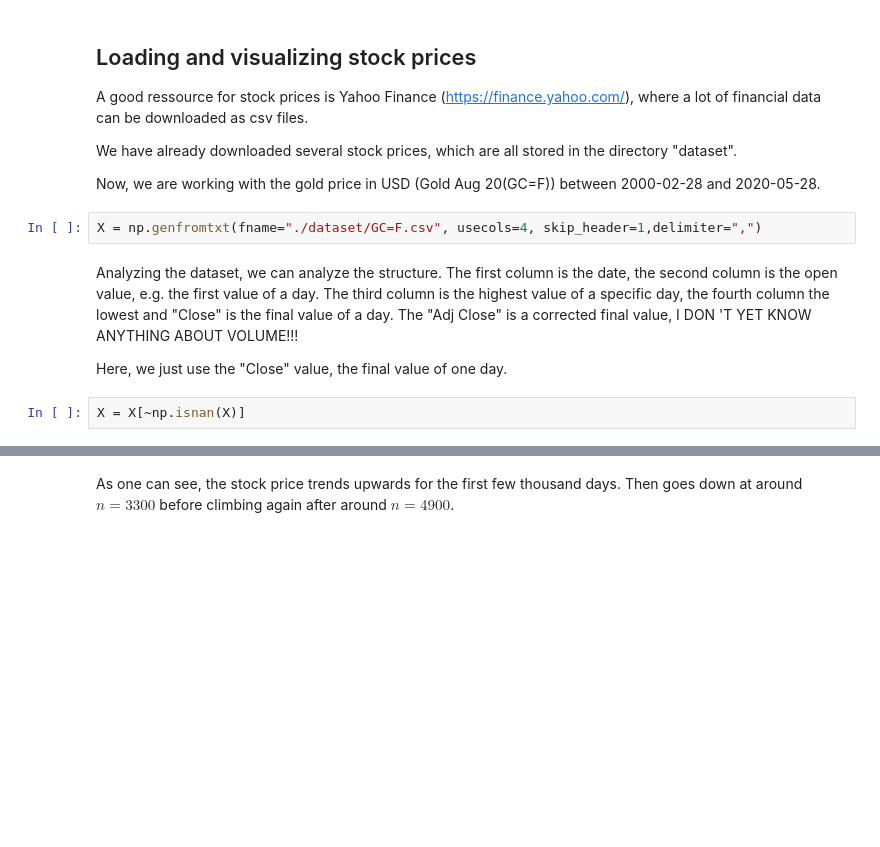
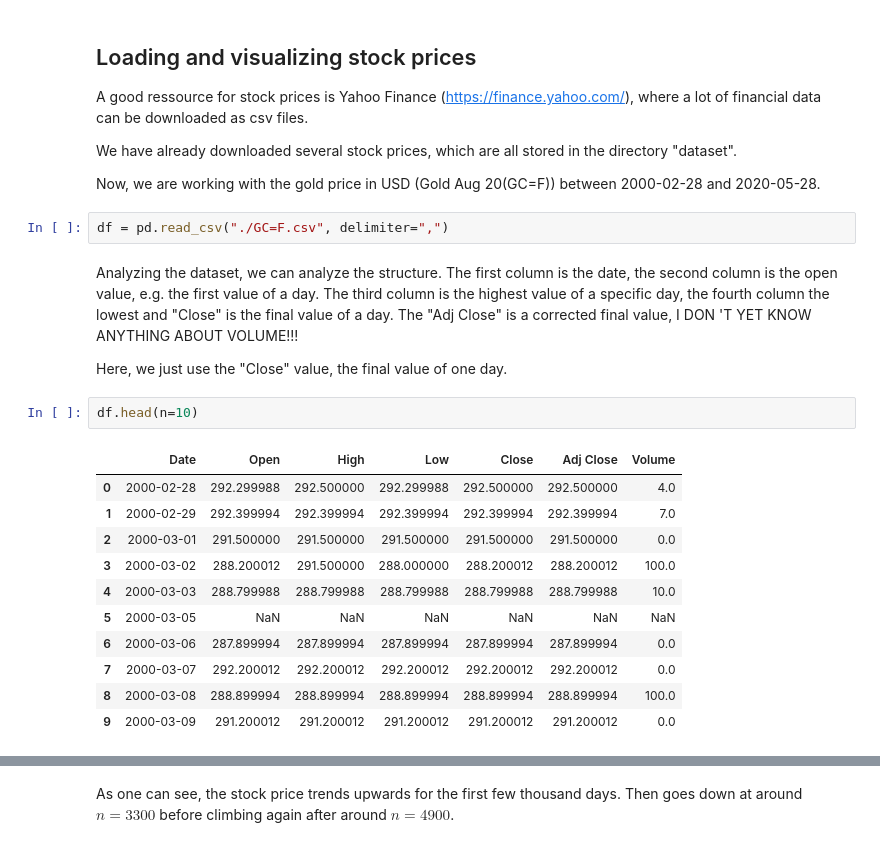
Before and after one commit to PlasmaControl/PyRCN, a Jupyter notebook: examples/stock-price-prediction.ipynb, the cells around one changed output, grey strips where cells are left out. Drawn from its saved outputs; the diff is of its cells as text; blank space fills up the shorter version.

```diff
--- a/examples/stock-price-prediction.ipynb
+++ b/examples/stock-price-prediction.ipynb
@@ -38,8 +36,8 @@ lot of financial data can be downloaded as csv files.
 We have already downloaded several stock prices, which are all stored in the directory "dataset".
 
 Now, we are working with the gold price in USD (Gold Aug 20(GC=F)) between 2000-02-28 and 2020-05-28.
-# %%
-X = np.genfromtxt(fname="./dataset/GC=F.csv", usecols=4, skip_header=1,delimiter=",")
+# %%
+df = pd.read_csv("./GC=F.csv", delimiter=",")
 # %% [markdown]
 Analyzing the dataset, we can analyze the structure. The first column is the date, the second column is the open value,
 e.g. the first value of a day.
@@ -47,5 +45,17 @@ The third column is the highest value of a specific day, the fourth column the l
 a day. The "Adj Close" is a corrected  final value, I DON 'T YET KNOW ANYTHING ABOUT VOLUME!!!
 
 Here, we just use the "Close" value, the final value of one day.
-# %%
-X = X[~np.isnan(X)]
+# %%
+df.head(n=10)
+# %% [output]
+|  | Date | Open | High | Low | Close | Adj Close | Volume |
+| 0 | 2000-02-28 | 292.299988 | 292.500000 | 292.299988 | 292.500000 | 292.500000 | 4.0 |
+| 1 | 2000-02-29 | 292.399994 | 292.399994 | 292.399994 | 292.399994 | 292.399994 | 7.0 |
+| 2 | 2000-03-01 | 291.500000 | 291.500000 | 291.500000 | 291.500000 | 291.500000 | 0.0 |
+| 3 | 2000-03-02 | 288.200012 | 291.500000 | 288.000000 | 288.200012 | 288.200012 | 100.0 |
+| 4 | 2000-03-03 | 288.799988 | 288.799988 | 288.799988 | 288.799988 | 288.799988 | 10.0 |
+| 5 | 2000-03-05 | NaN | NaN | NaN | NaN | NaN | NaN |
+| 6 | 2000-03-06 | 287.899994 | 287.899994 | 287.899994 | 287.899994 | 287.899994 | 0.0 |
+| 7 | 2000-03-07 | 292.200012 | 292.200012 | 292.200012 | 292.200012 | 292.200012 | 0.0 |
+| 8 | 2000-03-08 | 288.899994 | 288.899994 | 288.899994 | 288.899994 | 288.899994 | 100.0 |
+| 9 | 2000-03-09 | 291.200012 | 291.200012 | 291.200012 | 291.200012 | 291.200012 | 0.0 |
```
Also changed, not shown: parts of 8 cells of this notebook, 41 other files.
